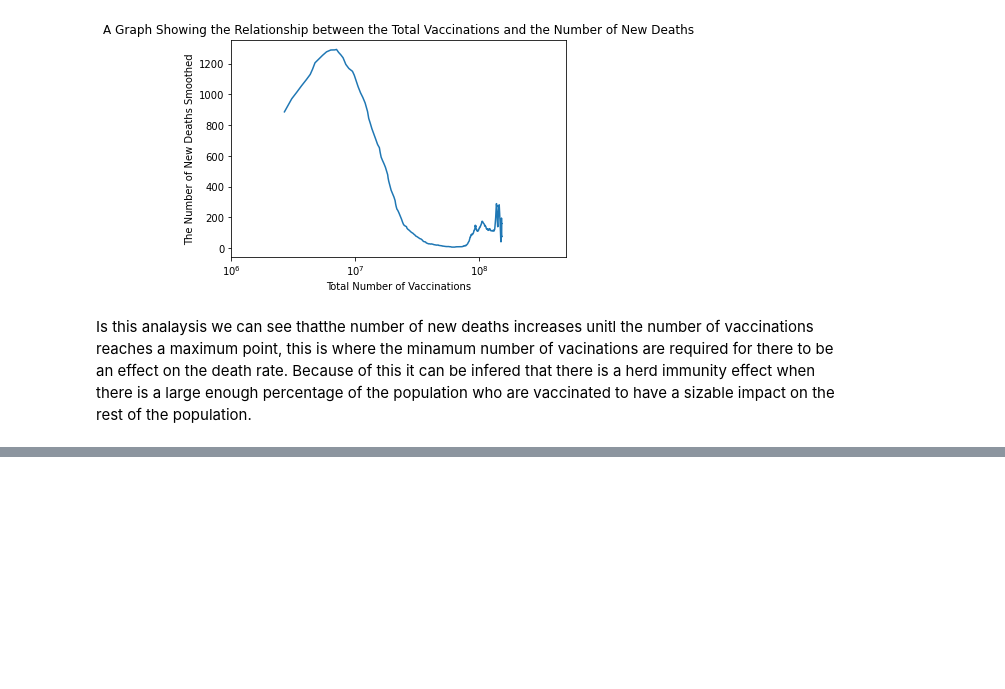
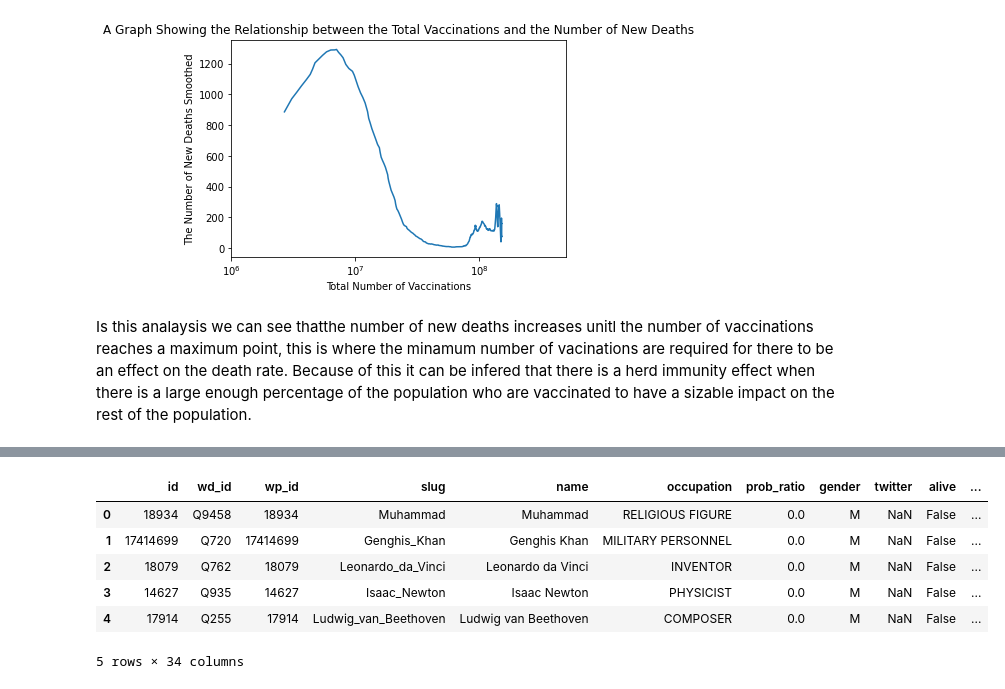
Before and after one commit to tubbsyal/BEE2024_p3, a Jupyter notebook: Part3_1Notebook.ipynb, the cells around one changed output, grey strips where cells are left out. Saved outputs shown, nothing was run; the diff lists cells and outputs as text; code cells hidden in the pictures; blank space fills up the shorter version.

```diff
--- a/Part3_1Notebook.ipynb
+++ b/Part3_1Notebook.ipynb
@@ -288,0 +315,11 @@ Is this analaysis we can see thatthe number of new deaths increases unitl the nu
+# %%
+df = pd.read_csv(r'/Users/alex/Desktop/ProjectFinalAnswers/data/person_2020_update.csv')
+df.head()
+# %% [output]
+|  | id | wd_id | wp_id | slug | name | occupation | prob_ratio | gender | twitter | alive | ... |
+| 0 | 18934 | Q9458 | 18934 | Muhammad | Muhammad | RELIGIOUS FIGURE | 0.0 | M | NaN | False | ... |
+| 1 | 17414699 | Q720 | 17414699 | Genghis_Khan | Genghis Khan | MILITARY PERSONNEL | 0.0 | M | NaN | False | ... |
+| 2 | 18079 | Q762 | 18079 | Leonardo_da_Vinci | Leonardo da Vinci | INVENTOR | 0.0 | M | NaN | False | ... |
+| 3 | 14627 | Q935 | 14627 | Isaac_Newton | Isaac Newton | PHYSICIST | 0.0 | M | NaN | False | ... |
+| 4 | 17914 | Q255 | 17914 | Ludwig_van_Beethoven | Ludwig van Beethoven | COMPOSER | 0.0 | M | NaN | False | ... |
+5 rows × 34 columns
```
Also changed, not shown: parts of 5 cells of this notebook.
